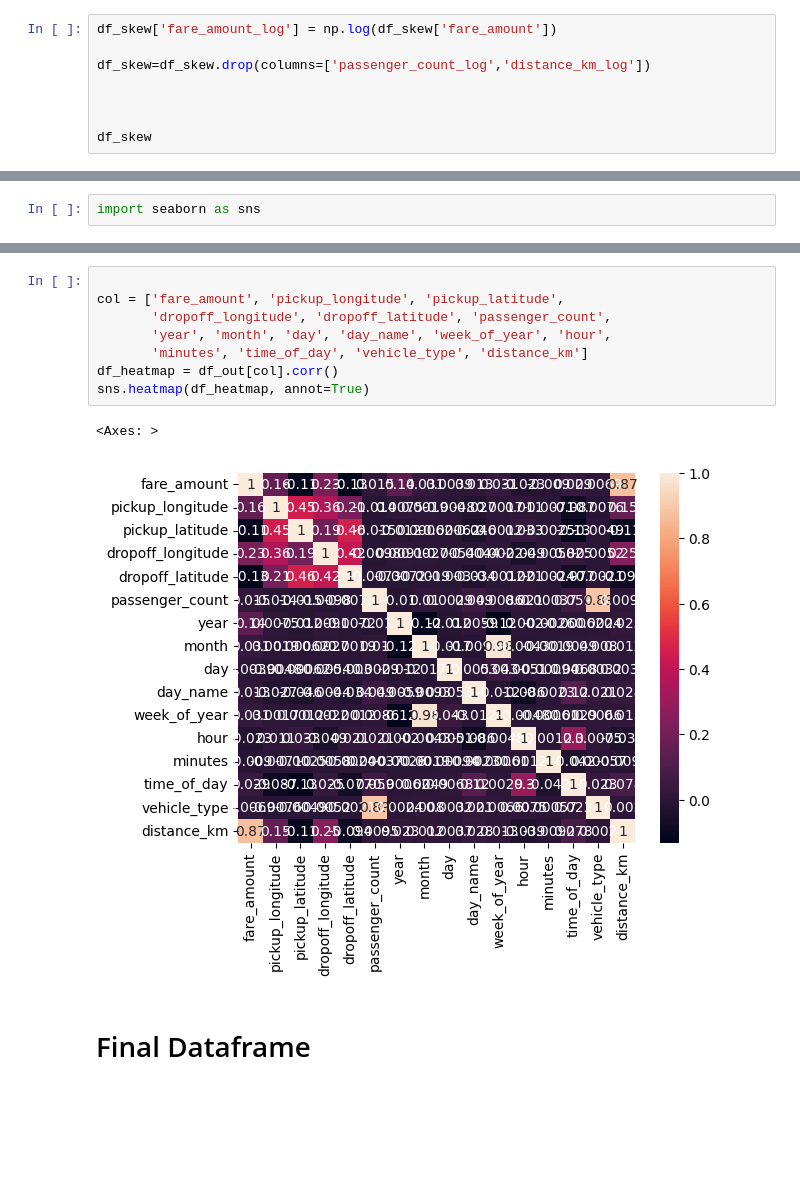
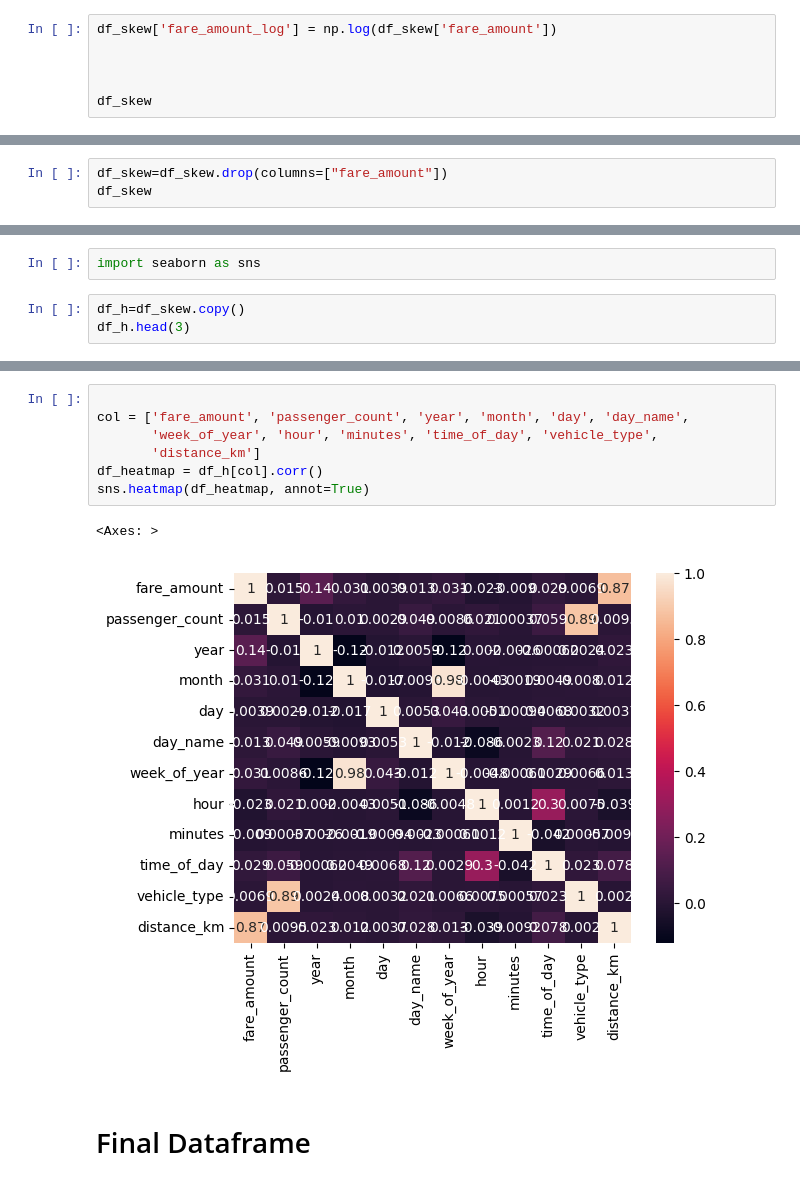
Before and after one commit to AJAYVISWA22/Uber-Fare-Prediction, a Jupyter notebook: Data_EXP.ipynb, the cells around one changed output, grey strips where cells are left out. Saved outputs shown, nothing was run; the diff lists cells and outputs as text; blank space fills up the shorter version.

```diff
--- a/Data_EXP.ipynb
+++ b/Data_EXP.ipynb
@@ -1144,8 +1143,6 @@ dtypes: UInt32(1), float64(3), int32(5), int64(3)
 memory usage: 13.6 MB
 # %%
 df_skew['fare_amount_log'] = np.log(df_skew['fare_amount'])
-
-df_skew=df_skew.drop(columns=['passenger_count_log','distance_km_log'])
 
 
 
@@ -1174,0 +1172,3 @@ for i in ["fare_amount","fare_amount_log"]:
+# %%
+df_skew=df_skew.drop(columns=["fare_amount"])
+df_skew
@@ -1176,3 +1190,6 @@ for i in ["fare_amount","fare_amount_log"]:
 # Highly correlated using Heatmap
 # %%
 import seaborn as sns
+# %%
+df_h=df_skew.copy()
+df_h.head(3)
@@ -1207,13 +1208,12 @@ memory usage: 23.1+ MB
 # %%
 
-col = ['fare_amount', 'pickup_longitude', 'pickup_latitude',
-       'dropoff_longitude', 'dropoff_latitude', 'passenger_count',
-       'year', 'month', 'day', 'day_name', 'week_of_year', 'hour',
-       'minutes', 'time_of_day', 'vehicle_type', 'distance_km']
-df_heatmap = df_out[col].corr()
+col = ['fare_amount', 'passenger_count', 'year', 'month', 'day', 'day_name',
+       'week_of_year', 'hour', 'minutes', 'time_of_day', 'vehicle_type',
+       'distance_km']
+df_heatmap = df_h[col].corr()
 sns.heatmap(df_heatmap, annot=True)
 # %% [output]
 <Axes: >
-[figure, old version]
+[figure, new version]
 # %% [markdown]
 # Final Dataframe
```
Also changed, not shown: parts of 54 cells of this notebook.
